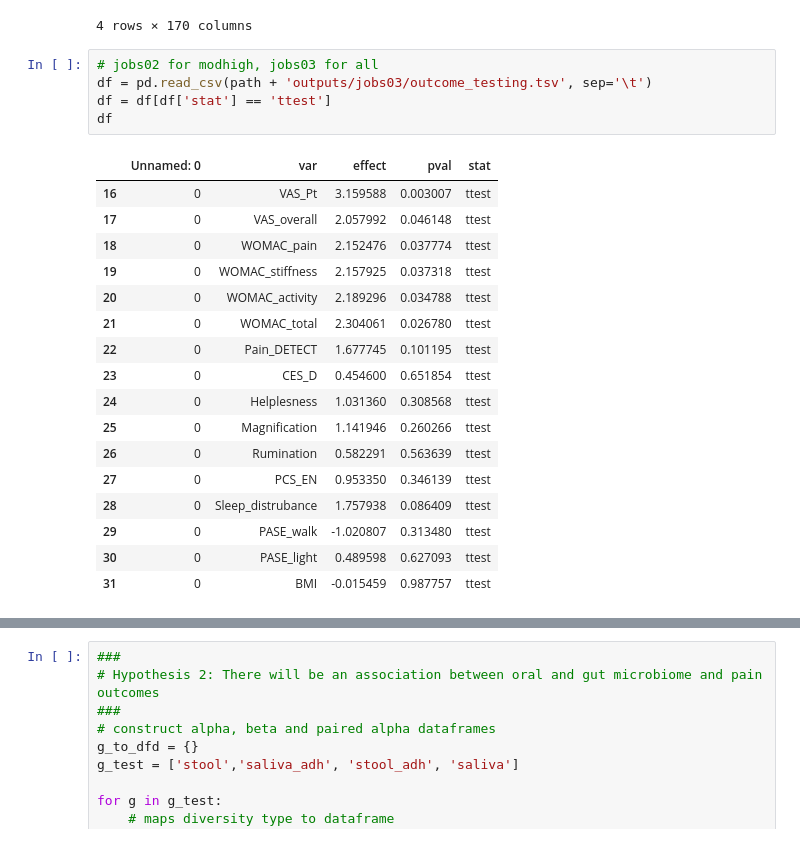
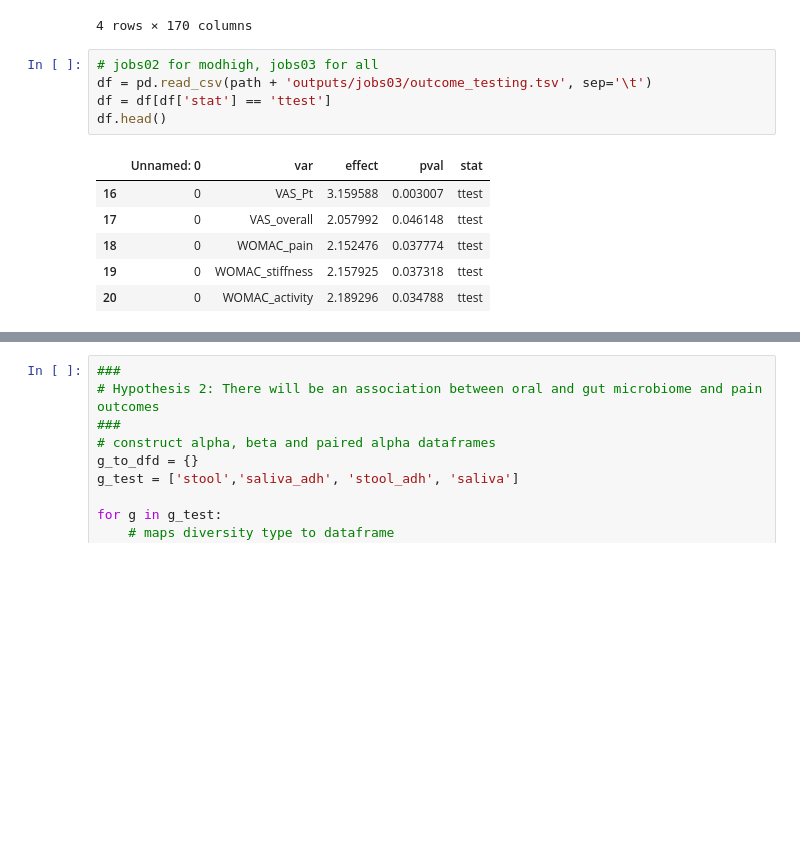
Before and after one commit to kbpi314/oa, a Jupyter notebook: code/oa_v2.ipynb, the cells around one changed output, grey strips where cells are left out. Drawn from its saved outputs; the diff is of its cells as text; blank space fills up the shorter version.

```diff
--- a/code/oa_v2.ipynb
+++ b/code/oa_v2.ipynb
@@ -288,26 +288,15 @@ df
 # %%
 # jobs02 for modhigh, jobs03 for all
 df = pd.read_csv(path + 'outputs/jobs03/outcome_testing.tsv', sep='\t')
 df = df[df['stat'] == 'ttest']
-df
+df.head()
 # %% [output]
 |  | Unnamed: 0 | var | effect | pval | stat |
 | 16 | 0 | VAS_Pt | 3.159588 | 0.003007 | ttest |
 | 17 | 0 | VAS_overall | 2.057992 | 0.046148 | ttest |
 | 18 | 0 | WOMAC_pain | 2.152476 | 0.037774 | ttest |
 | 19 | 0 | WOMAC_stiffness | 2.157925 | 0.037318 | ttest |
 | 20 | 0 | WOMAC_activity | 2.189296 | 0.034788 | ttest |
-| 21 | 0 | WOMAC_total | 2.304061 | 0.026780 | ttest |
-| 22 | 0 | Pain_DETECT | 1.677745 | 0.101195 | ttest |
-| 23 | 0 | CES_D | 0.454600 | 0.651854 | ttest |
-| 24 | 0 | Helplesness | 1.031360 | 0.308568 | ttest |
-| 25 | 0 | Magnification | 1.141946 | 0.260266 | ttest |
-| 26 | 0 | Rumination | 0.582291 | 0.563639 | ttest |
-| 27 | 0 | PCS_EN | 0.953350 | 0.346139 | ttest |
-| 28 | 0 | Sleep_distrubance | 1.757938 | 0.086409 | ttest |
-| 29 | 0 | PASE_walk | -1.020807 | 0.313480 | ttest |
-| 30 | 0 | PASE_light | 0.489598 | 0.627093 | ttest |
-| 31 | 0 | BMI | -0.015459 | 0.987757 | ttest |
 # %%
 # jobs02 for modhigh, jobs03 for all
 df = pd.read_csv(path + 'outputs/jobs02/outcome_testing.tsv', sep='\t')
```
Also changed, not shown: parts of 19 cells of this notebook.
